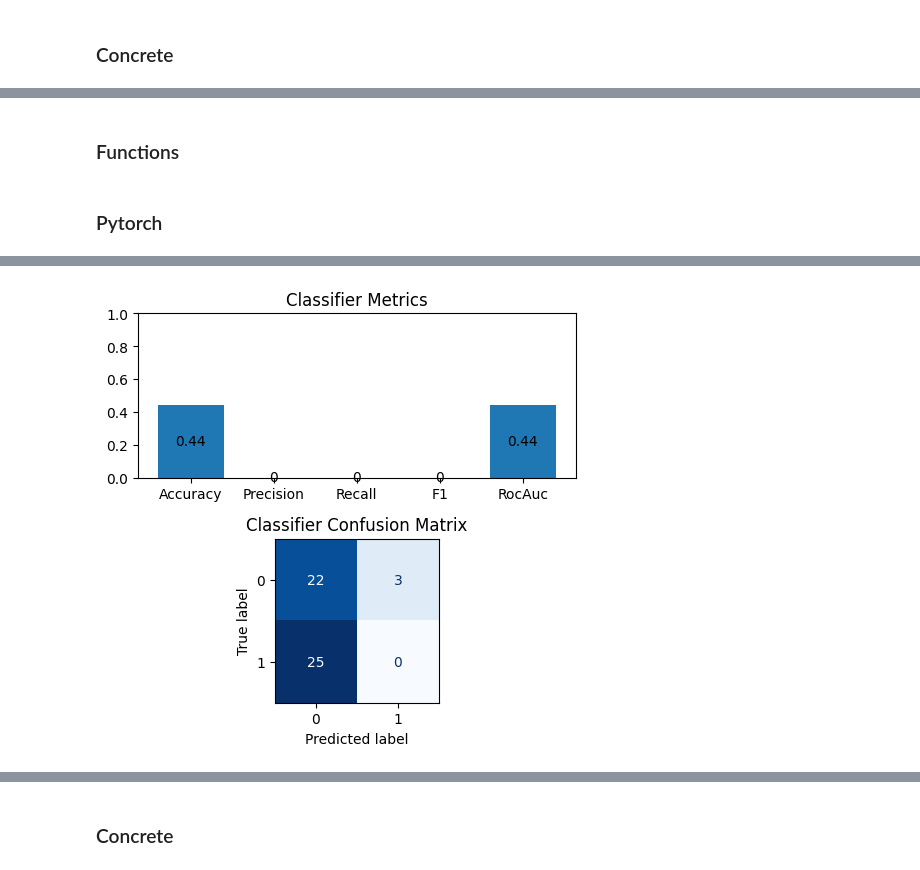
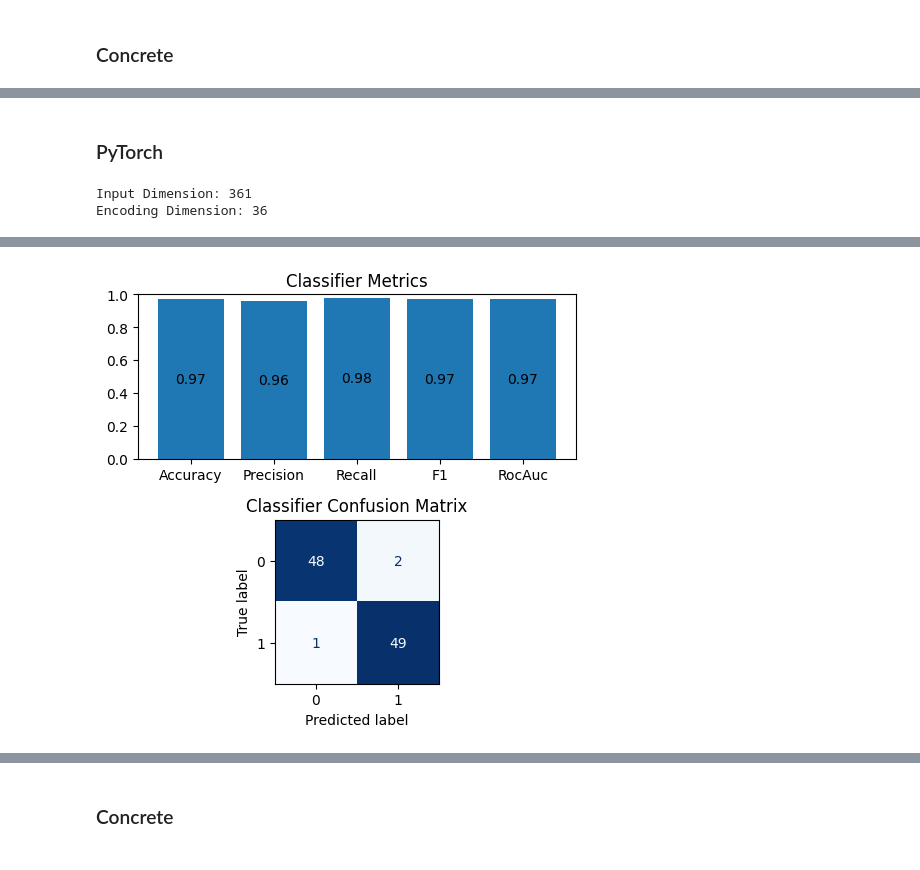
Before and after one commit to lstk44/Homomorphic-Encryption, a Jupyter notebook: UCLogFiles/LogFileAnomalyDetection.ipynb, the cells around one changed output, grey strips where cells are left out. Cells and saved outputs as stored; diff of their text form; code cells hidden in the pictures.

```diff
--- a/UCLogFiles/LogFileAnomalyDetection.ipynb
+++ b/UCLogFiles/LogFileAnomalyDetection.ipynb
@@ -635,3 +277,0 @@ Outlier Percentage in test dataset:
-# %%
-xtrain_bert = bert_embeddings(xtrain)
-xtest_bert = bert_embeddings(xtest)
@@ -638,3 +385,17 @@ xtest_bert = bert_embeddings(xtest)
+# %%
+# preprocess data
+xtrain_preprocessed, xtest_preprocessed = data_preprocessing(xtrain), data_preprocessing(xtest)
+# tfidf vectorizer
+xtrain_tfidf, xtest_tfidf = tfidf_vectorizer(xtrain_preprocessed, xtest_preprocessed, max_features=1000)
+# # bert embeddings
+# xtrain_bert, xtest_bert = bert_embeddings(xtrain_preprocessed, xtest_preprocessed, max_length=100)
+# %%
+selected_features = 'tfidf'
+
+if selected_features == 'tfidf':
+    xtrain, xtest = xtrain_tfidf, xtest_tfidf
+elif selected_features == 'bert':
+    xtrain, xtest = xtrain_bert, xtest_bert
 # %% [markdown]
 # Modelling
 # %% [markdown]
@@ -803,2 +654,2 @@ The idea behind an _Autoencoder_ is to constrain a neural network with a bottlen
 # %% [markdown]
-### Functions
+### PyTorch
@@ -920,8 +656,12 @@ class ConcreteAutoencoder(torch.nn.Module):
-# %% [markdown]
-### Pytorch
 # %%
-input_dim = xtrain_bert.shape[1]
+input_dim = xtrain.shape[1]
 encoding_dim = input_dim // 10
+
+print(f'Input Dimension: {input_dim}')
+print(f'Encoding Dimension: {encoding_dim}')
+# %% [output]
+Input Dimension: 361
+Encoding Dimension: 36
 # %%
 torch_model = torch.nn.Sequential(
     torch.nn.Linear(input_dim, encoding_dim),
@@ -930,7 +670,7 @@ torch_model = torch.nn.Sequential(
     torch.nn.Sigmoid()
 )
 # %%
-tae = TorchAutoencoder(model=torch_model).train(xtrain_bert)
-ypred_tae = tae.evaluate(xtest_bert)
+tae = TorchAutoencoder(model=torch_model).train(xtrain)
+ypred_tae = tae.evaluate(xtest)
 plot_classification_metrics(ytest, ypred_tae)
 # %% [output]
@@ -957,4 +681,4 @@ Epoch: 20       Loss: 0.2687
-[figure, old version]
+[figure, new version]
 # %%
 tae_results = pd.DataFrame(tae.log, index=[0])
 tae_results
```
Also changed, not shown: parts of 55 cells of this notebook.
